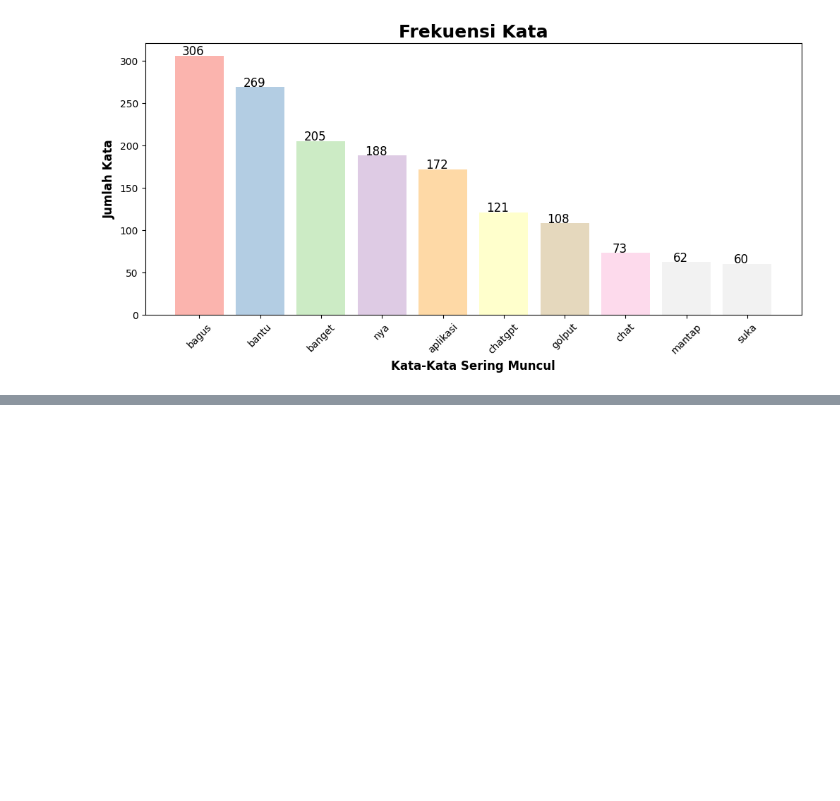
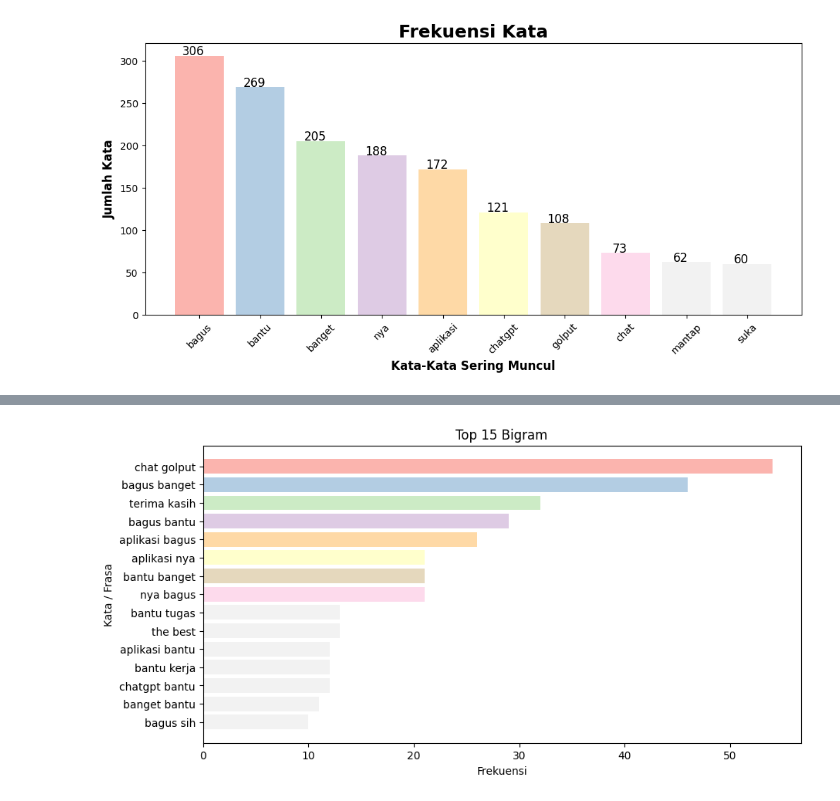
Before and after one commit to 8anisyamaura/Analisis_Ulasan_ChatGPT_App, a Jupyter notebook: CPMK-2/Preprocessing_Review_aplikasi_ChatGPT.ipynb, the cells around one changed output, grey strips where cells are left out. Drawn from its saved outputs; the diff is of its cells as text; code cells hidden in the pictures; blank space fills up the shorter version.

```diff
--- a/CPMK-2/Preprocessing_Review_aplikasi_ChatGPT.ipynb
+++ b/CPMK-2/Preprocessing_Review_aplikasi_ChatGPT.ipynb
@@ -417,0 +449,6 @@ plt.show()
+# %%
+# Bigram
+bigrams = get_ngrams(text_data, ngram_range=(2,2), top_n=15)
+plot_ngrams(bigrams, "Top 15 Bigram")
+# %% [output]
+[figure, added]
```
Also changed, not shown: parts of 4 cells of this notebook.
